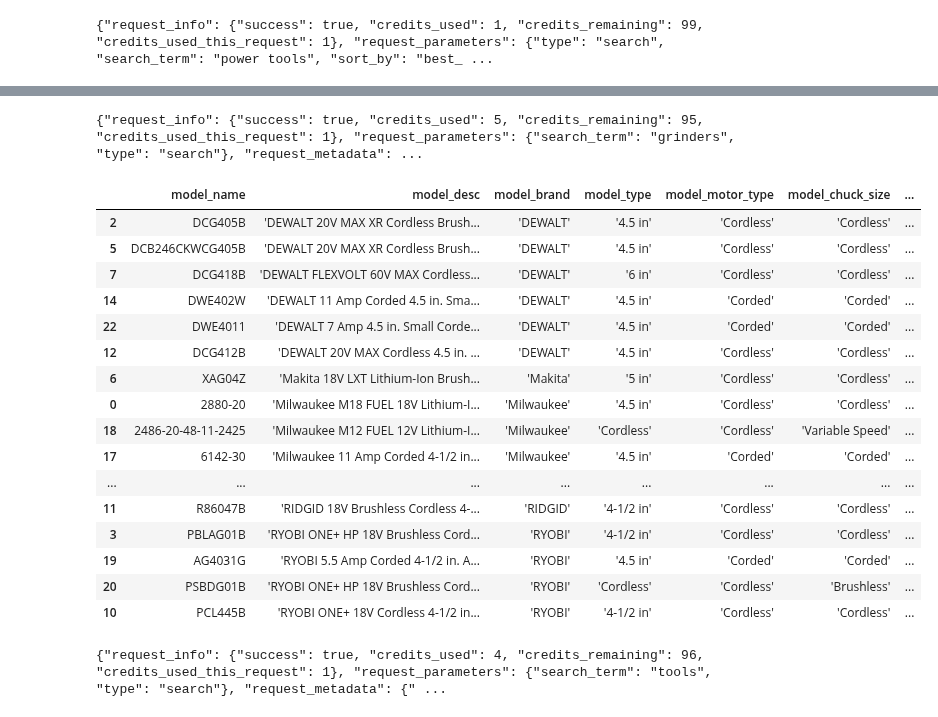
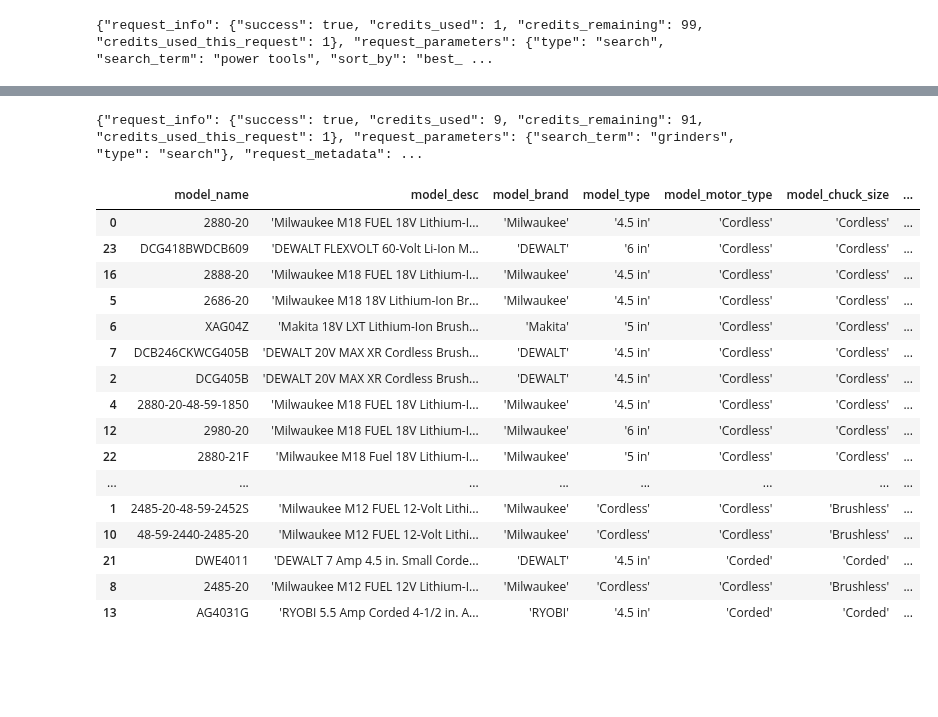
Before and after one commit to srilamaiti/ml_works, a Jupyter notebook: thd_prod_scraper.ipynb, the cells around one changed output, grey strips where cells are left out. Cells and saved outputs as stored; diff of their text form; code cells hidden in the pictures; blank space fills up the shorter version.

```diff
--- a/thd_prod_scraper.ipynb
+++ b/thd_prod_scraper.ipynb
@@ -38,3 +41,3 @@ print(json.dumps(api_result.json()))
 # %%
-prod_list = api_result.json()["search_results"]
+prod_list_drill = api_result.json()["search_results"]
 # %%
@@ -68,6 +71,6 @@ prod_list[-1]['product']['rating']
 # %%
 prod_attr_list = []
-for prod in prod_list:
+for prod in prod_list_drill:
     try:
         model_name = prod['product']['model_number']
     except:
@@ -175,56 +178,72 @@ for prod in prod_list:
         model_desc = None
 
     try:
         model_brand = "'" + prod['product']['brand'] + "'"
     except:
         model_brand = None
 
     try:
         model_type = "'" + prod['product']['features'][0]['value'] + "'"
     except:
         model_type = None
 
     try:
         model_motor_type = "'" + prod['product']['features'][1]['value'] + "'"
     except:
         model_motor_type = None
 
     try:
         model_chuck_size = "'" + prod['product']['features'][2]['value'] + "'"
     except:
         model_chuck_size = None
 
     try:
         model_motor_voltage = "'" + prod['product']['features'][3]['value'] + "'"
     except:
         model_motor_voltage = None
 
-    prod_attr_list.append((model_name, model_desc, model_brand, model_type, model_motor_type, model_chuck_size, model_motor_voltage))
+    try:
+        model_sale_price = "'" + str(prod['offers']['primary']['price']) + " USD'"
+    except:
+        model_sale_price = None
 
-df = pd.DataFrame(prod_attr_list)
-df.columns = ['model_name', 'model_desc', 'model_brand', 'model_type', 'model_motor_type', 'model_chuck_size', 'model_motor_voltage']
-df = df.sort_values(by = ['model_brand'])
-df
+    try:
+        model_regular_price = "'" + str(prod['offers']['primary']['regular_price']) + " USD'"
+    except:
+        model_regular_price = None
+
+    try:
+        model_rating = "'" + str(prod['product']['rating']) + "'"
+    except:
+        model_rating = None
+
+    try:
+        model_total_rating_count = "'" + str(prod['product']['ratings_total']) + "'"
+    except:
+        model_total_rating_count = None
+
+    prod_attr_list.append((model_name, model_desc, model_brand, model_type, model_motor_type, model_chuck_size, model_motor_voltage, model_sale_price, model_regular_price, model_rating, model_total_rating_count))
+
+df_grinder = pd.DataFrame(prod_attr_list)
+df_grinder.columns = ['model_name', 'model_desc', 'model_brand', 'model_type', 'model_motor_type', 'model_chuck_size', 'model_motor_voltage', 'model_sale_price', 'model_regular_price', 'model_rating', 'model_total_rating_count']
+df_grinder = df_grinder.sort_values(by = ['model_rating', 'model_total_rating_count'], ascending = [False, False])
+df_grinder
 # %% [output]
-{"request_info": {"success": true, "credits_used": 5, "credits_remaining": 95, "credits_used_this_request": 1}, "request_parameters": {"search_term": "grinders", "type": "search"}, "request_metadata": ...
+{"request_info": {"success": true, "credits_used": 9, "credits_remaining": 91, "credits_used_this_request": 1}, "request_parameters": {"search_term": "grinders", "type": "search"}, "request_metadata": ...
 |  | model_name | model_desc | model_brand | model_type | model_motor_type | model_chuck_size | ... |
+| 0 | 2880-20 | 'Milwaukee M18 FUEL 18V Lithium-I... | 'Milwaukee' | '4.5 in' | 'Cordless' | 'Cordless' | ... |
+| 23 | DCG418BWDCB609 | 'DEWALT FLEXVOLT 60-Volt Li-Ion M... | 'DEWALT' | '6 in' | 'Cordless' | 'Cordless' | ... |
+| 16 | 2888-20 | 'Milwaukee M18 FUEL 18V Lithium-I... | 'Milwaukee' | '4.5 in' | 'Cordless' | 'Cordless' | ... |
+| 5 | 2686-20 | 'Milwaukee M18 18V Lithium-Ion Br... | 'Milwaukee' | '4.5 in' | 'Cordless' | 'Cordless' | ... |
+| 6 | XAG04Z | 'Makita 18V LXT Lithium-Ion Brush... | 'Makita' | '5 in' | 'Cordless' | 'Cordless' | ... |
+| 7 | DCB246CKWCG405B | 'DEWALT 20V MAX XR Cordless Brush... | 'DEWALT' | '4.5 in' | 'Cordless' | 'Cordless' | ... |
 | 2 | DCG405B | 'DEWALT 20V MAX XR Cordless Brush... | 'DEWALT' | '4.5 in' | 'Cordless' | 'Cordless' | ... |
-| 5 | DCB246CKWCG405B | 'DEWALT 20V MAX XR Cordless Brush... | 'DEWALT' | '4.5 in' | 'Cordless' | 'Cordless' | ... |
-| 7 | DCG418B | 'DEWALT FLEXVOLT 60V MAX Cordless... | 'DEWALT' | '6 in' | 'Cordless' | 'Cordless' | ... |
-| 14 | DWE402W | 'DEWALT 11 Amp Corded 4.5 in. Sma... | 'DEWALT' | '4.5 in' | 'Corded' | 'Corded' | ... |
-| 22 | DWE4011 | 'DEWALT 7 Amp 4.5 in. Small Corde... | 'DEWALT' | '4.5 in' | 'Corded' | 'Corded' | ... |
-| 12 | DCG412B | 'DEWALT 20V MAX Cordless 4.5 in. ... | 'DEWALT' | '4.5 in' | 'Cordless' | 'Cordless' | ... |
-| 6 | XAG04Z | 'Makita 18V LXT Lithium-Ion Brush... | 'Makita' | '5 in' | 'Cordless' | 'Cordless' | ... |
-| 0 | 2880-20 | 'Milwaukee M18 FUEL 18V Lithium-I... | 'Milwaukee' | '4.5 in' | 'Cordless' | 'Cordless' | ... |
-| 18 | 2486-20-48-11-2425 | 'Milwaukee M12 FUEL 12V Lithium-I... | 'Milwaukee' | 'Cordless' | 'Cordless' | 'Variable Speed' | ... |
-| 17 | 6142-30 | 'Milwaukee 11 Amp Corded 4-1/2 in... | 'Milwaukee' | '4.5 in' | 'Corded' | 'Corded' | ... |
+| 4 | 2880-20-48-59-1850 | 'Milwaukee M18 FUEL 18V Lithium-I... | 'Milwaukee' | '4.5 in' | 'Cordless' | 'Cordless' | ... |
+| 12 | 2980-20 | 'Milwaukee M18 FUEL 18V Lithium-I... | 'Milwaukee' | '6 in' | 'Cordless' | 'Cordless' | ... |
+| 22 | 2880-21F | 'Milwaukee M18 Fuel 18V Lithium-I... | 'Milwaukee' | '5 in' | 'Cordless' | 'Cordless' | ... |
 | ... | ... | ... | ... | ... | ... | ... | ... |
-| 11 | R86047B | 'RIDGID 18V Brushless Cordless 4-... | 'RIDGID' | '4-1/2 in' | 'Cordless' | 'Cordless' | ... |
-| 3 | PBLAG01B | 'RYOBI ONE+ HP 18V Brushless Cord... | 'RYOBI' | '4-1/2 in' | 'Cordless' | 'Cordless' | ... |
-| 19 | AG4031G | 'RYOBI 5.5 Amp Corded 4-1/2 in. A... | 'RYOBI' | '4.5 in' | 'Corded' | 'Corded' | ... |
-| 20 | PSBDG01B | 'RYOBI ONE+ HP 18V Brushless Cord... | 'RYOBI' | 'Cordless' | 'Cordless' | 'Brushless' | ... |
-| 10 | PCL445B | 'RYOBI ONE+ 18V Cordless 4-1/2 in... | 'RYOBI' | '4-1/2 in' | 'Cordless' | 'Cordless' | ... |
+| 1 | 2485-20-48-59-2452S | 'Milwaukee M12 FUEL 12-Volt Lithi... | 'Milwaukee' | 'Cordless' | 'Cordless' | 'Brushless' | ... |
+| 10 | 48-59-2440-2485-20 | 'Milwaukee M12 FUEL 12-Volt Lithi... | 'Milwaukee' | 'Cordless' | 'Cordless' | 'Brushless' | ... |
+| 21 | DWE4011 | 'DEWALT 7 Amp 4.5 in. Small Corde... | 'DEWALT' | '4.5 in' | 'Corded' | 'Corded' | ... |
+| 8 | 2485-20 | 'Milwaukee M12 FUEL 12V Lithium-I... | 'Milwaukee' | 'Cordless' | 'Cordless' | 'Brushless' | ... |
+| 13 | AG4031G | 'RYOBI 5.5 Amp Corded 4-1/2 in. A... | 'RYOBI' | '4.5 in' | 'Corded' | 'Corded' | ... |
-# %%
-print(json.dumps(api_result.json()))
-# %% [output]
-{"request_info": {"success": true, "credits_used": 4, "credits_remaining": 96, "credits_used_this_request": 1}, "request_parameters": {"search_term": "tools", "type": "search"}, "request_metadata": {" ...
```
Also changed, not shown: parts of 8 cells of this notebook.
